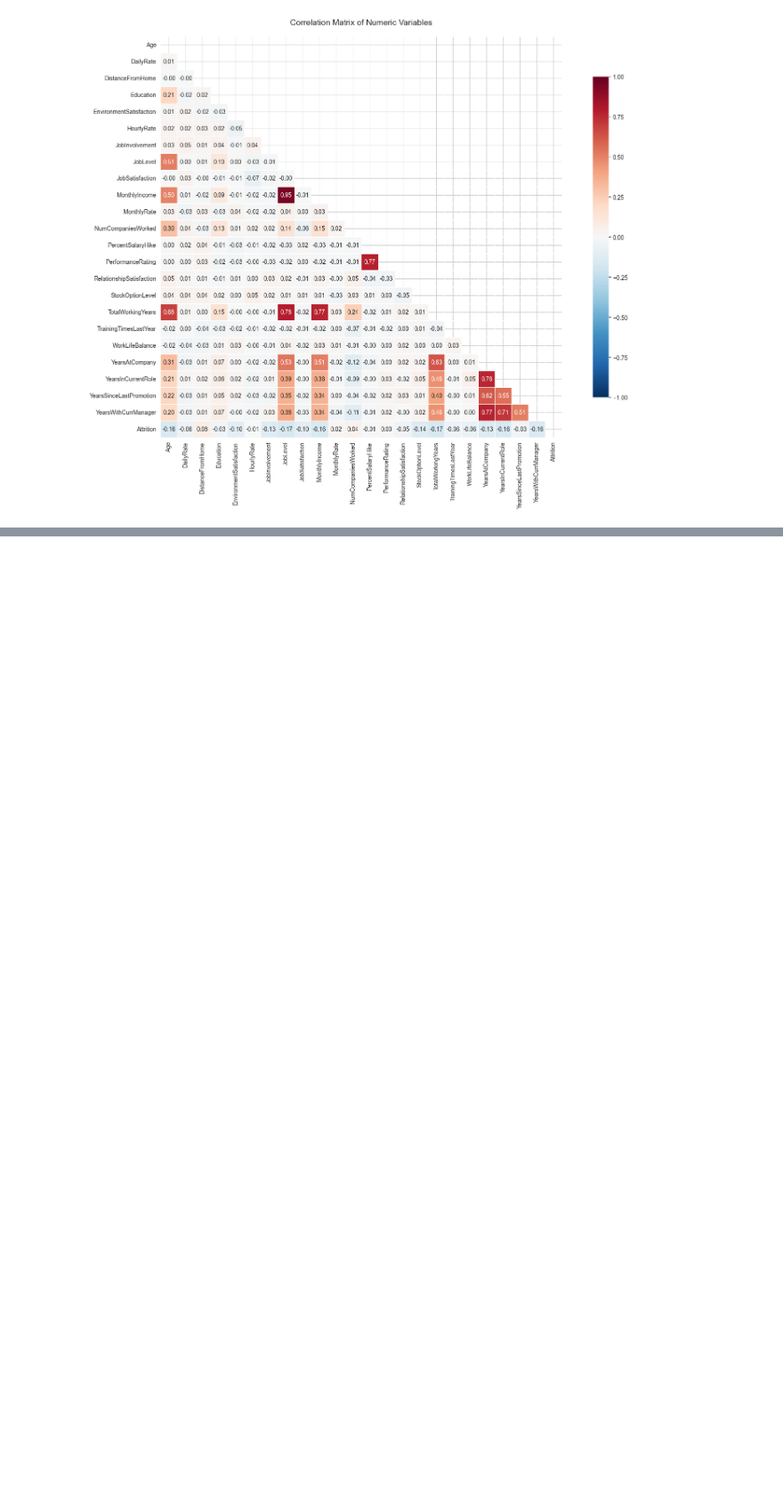
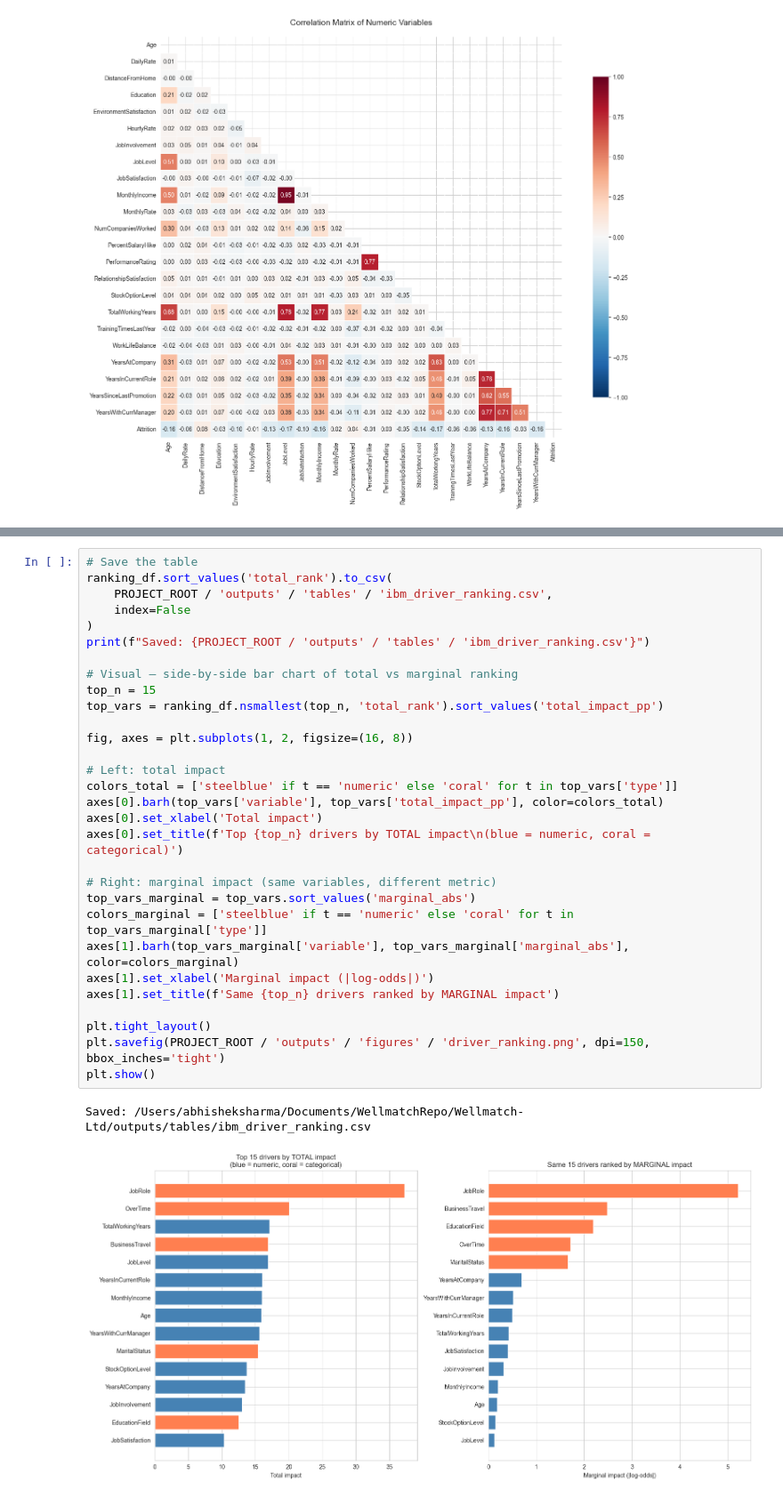
Before and after one commit to Abhi4091-art/Wellmatch-Ltd, a Jupyter notebook: notebooks/01_ibm_data_load_and_explore.ipynb, the cells around one changed output, grey strips where cells are left out. Shown at 89% size. Saved outputs shown, nothing was run; the diff lists cells and outputs as text; blank space fills up the shorter version.

```diff
--- a/notebooks/01_ibm_data_load_and_explore.ipynb
+++ b/notebooks/01_ibm_data_load_and_explore.ipynb
@@ -340,0 +538,33 @@ Name: Attrition, dtype: float64
+# %%
+# Save the table
+ranking_df.sort_values('total_rank').to_csv(
+    PROJECT_ROOT / 'outputs' / 'tables' / 'ibm_driver_ranking.csv',
+    index=False
+)
+print(f"Saved: {PROJECT_ROOT / 'outputs' / 'tables' / 'ibm_driver_ranking.csv'}")
+
+# Visual — side-by-side bar chart of total vs marginal ranking
+top_n = 15
+top_vars = ranking_df.nsmallest(top_n, 'total_rank').sort_values('total_impact_pp')
+
+fig, axes = plt.subplots(1, 2, figsize=(16, 8))
+
+# Left: total impact
+colors_total = ['steelblue' if t == 'numeric' else 'coral' for t in top_vars['type']]
+axes[0].barh(top_vars['variable'], top_vars['total_impact_pp'], color=colors_total)
+axes[0].set_xlabel('Total impact')
+axes[0].set_title(f'Top {top_n} drivers by TOTAL impact\n(blue = numeric, coral = categorical)')
+
+# Right: marginal impact (same variables, different metric)
+top_vars_marginal = top_vars.sort_values('marginal_abs')
+colors_marginal = ['steelblue' if t == 'numeric' else 'coral' for t in top_vars_marginal['type']]
+axes[1].barh(top_vars_marginal['variable'], top_vars_marginal['marginal_abs'], color=colors_marginal)
+axes[1].set_xlabel('Marginal impact (|log-odds|)')
+axes[1].set_title(f'Same {top_n} drivers ranked by MARGINAL impact')
+
+plt.tight_layout()
+plt.savefig(PROJECT_ROOT / 'outputs' / 'figures' / 'driver_ranking.png', dpi=150, bbox_inches='tight')
+plt.show()
+# %% [output]
+Saved: /Users/abhisheksharma/Documents/WellmatchRepo/Wellmatch-Ltd/outputs/tables/ibm_driver_ranking.csv
+[figure, added]
```
Also changed, not shown: parts of 5 cells of this notebook, 2 other files.
